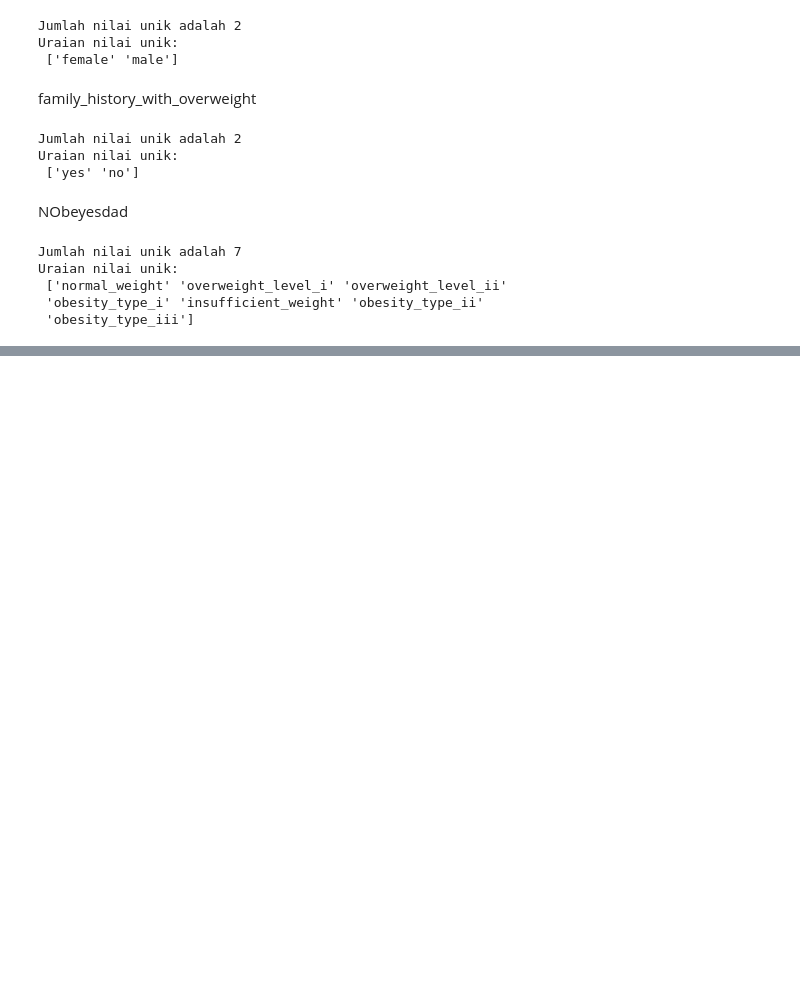
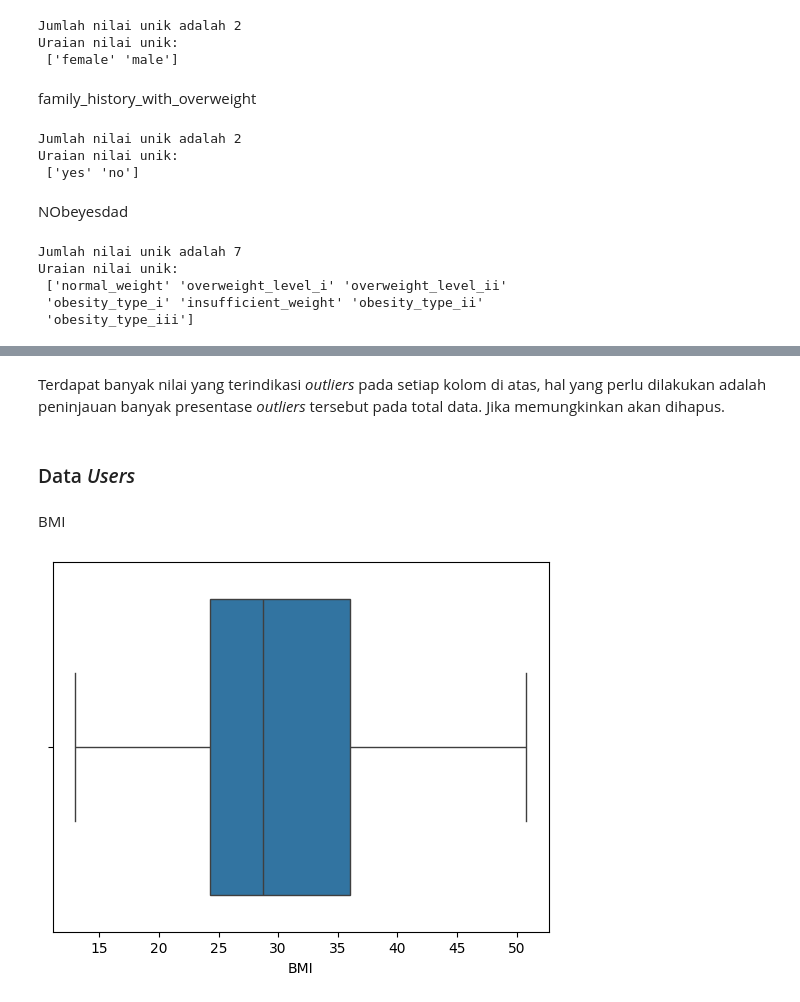
Before and after one commit to ishala/obesity-analysis-and-recommender-system, a Jupyter notebook: Submission 2/analisis.ipynb, the cells around one changed output, grey strips where cells are left out. Saved outputs shown, nothing was run; the diff lists cells and outputs as text; code cells hidden in the pictures; blank space fills up the shorter version.

```diff
--- a/Submission 2/analisis.ipynb
+++ b/Submission 2/analisis.ipynb
@@ -230,0 +310,4 @@ Saat ini, kolom **Weight** sudah berubah tipe data menjadi *float* dari yang sem
+# %%
+allUsersDf = allUsersDf[['id', 'BMI','Weight',  'Gender', 'Age', 'NObeyesdad', 'family_history_with_overweight']]
+
+allUsersDf.head()
@@ -287,0 +468,11 @@ Uraian nilai unik:
+# %% [markdown]
+Terdapat banyak nilai yang terindikasi *outliers* pada setiap kolom di atas, hal yang perlu dilakukan adalah peninjauan banyak presentase *outliers* tersebut pada total data. Jika memungkinkan akan dihapus.
+# %% [markdown]
+### Data *Users*
+# %% [markdown]
+BMI
+# %%
+sns.boxplot(x=allUsersDf['BMI'])
+plt.savefig('assets/users/bmi1.png')
+# %% [output]
+[figure, added]
```
Also changed, not shown: parts of 95 cells of this notebook, 14 other files.
